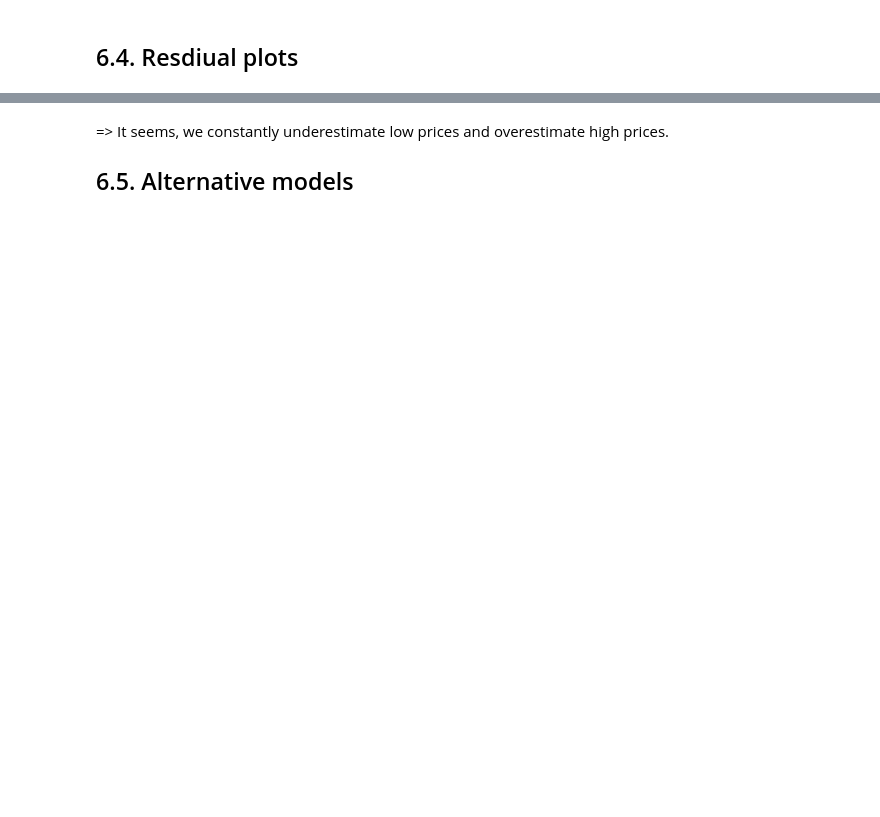
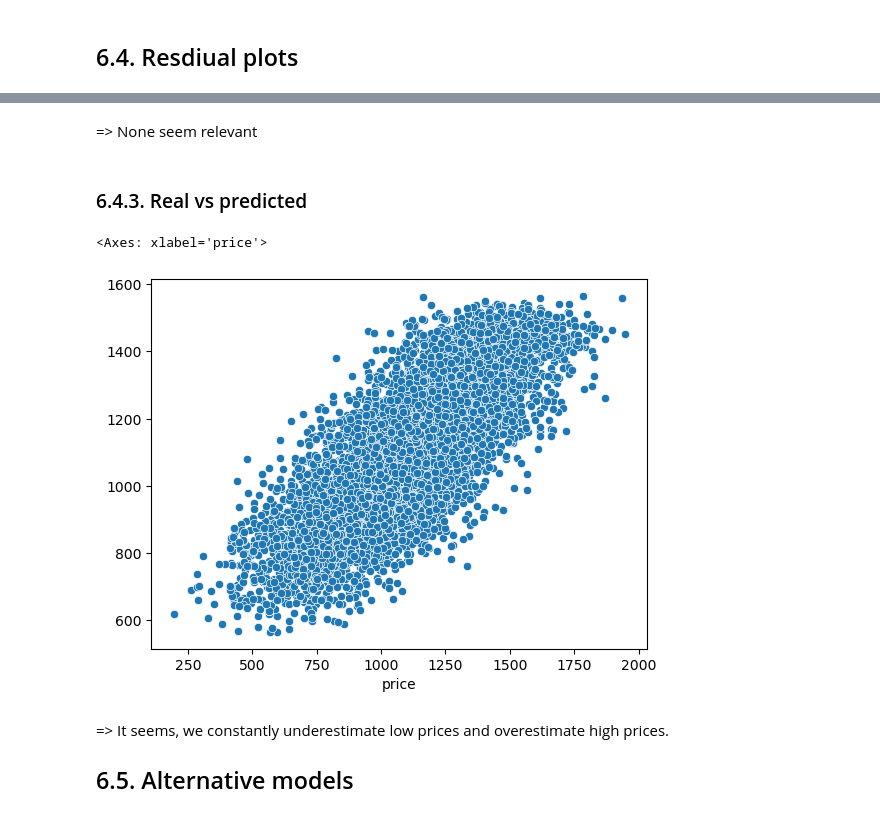
Before and after one commit to DenisProcyon/DSDM_ML_Pred, a Jupyter notebook: main.ipynb, the cells around one changed output, grey strips where cells are left out. Drawn from its saved outputs; the diff is of its cells as text; code cells hidden in the pictures; blank space fills up the shorter version.

```diff
--- a/main.ipynb
+++ b/main.ipynb
@@ -312,3 +499,13 @@ sns.scatterplot(x=y_test, y=residuals_test, ax=axs[1, 1])
+# %% [markdown]
+=> None seem relevant
+# %% [markdown]
+### 6.4.3. Real vs predicted
+# %%
+# Plot real value vs residuals
+sns.scatterplot(x=y_train, y=y_pred)
+# %% [output]
+<Axes: xlabel='price'>
+[figure, added]
 # %% [markdown]
 => It seems, we constantly underestimate low prices and overestimate high prices.
 
```
Also changed, not shown: parts of 9 cells of this notebook, 1 other file.
